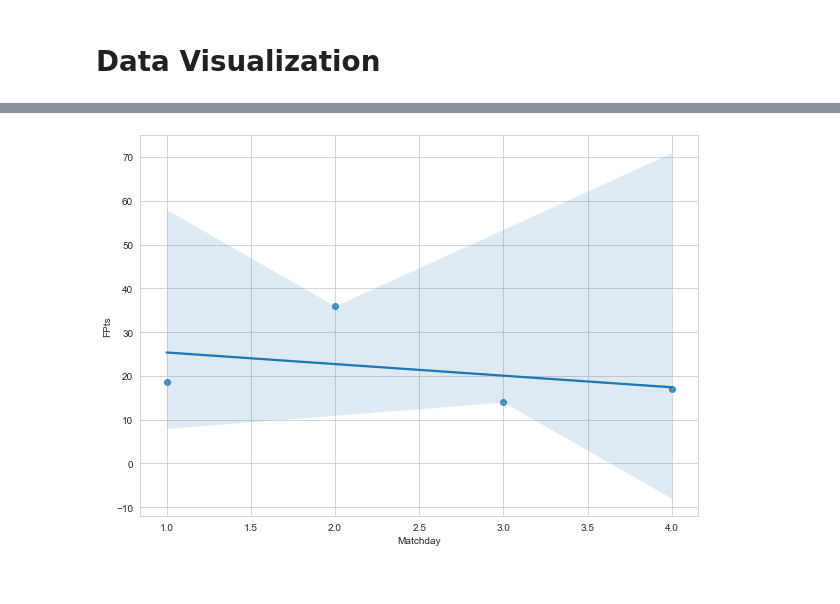
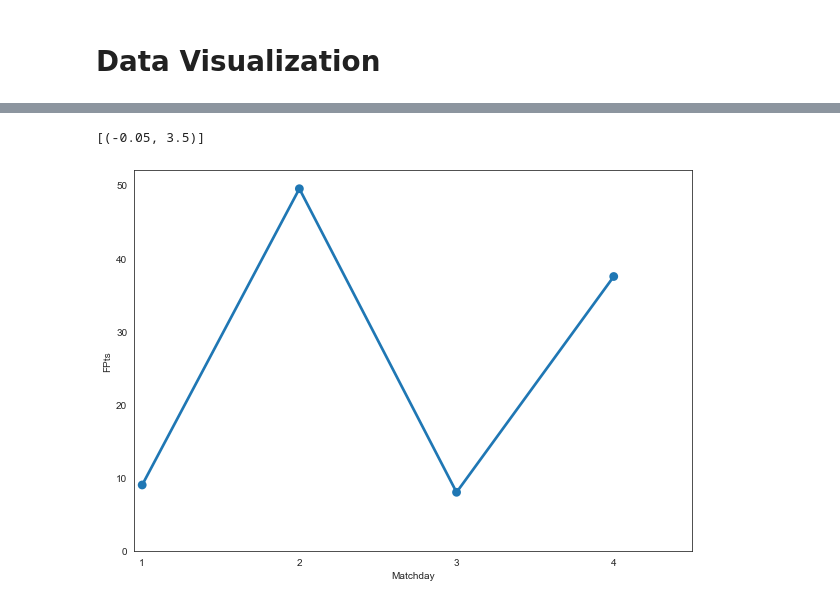
Before and after one commit to AlfonsoGhislieri/Fantasy-Football-Analytics, a Jupyter notebook: EPL Fantrax.ipynb, the cells around one changed output, grey strips where cells are left out. Cells and saved outputs as stored; diff of their text form; code cells hidden in the pictures.

```diff
--- a/EPL Fantrax.ipynb
+++ b/EPL Fantrax.ipynb
@@ -160,0 +169,3 @@ df_TOTW_OUT
+# %%
+# For styling, all graphs will have a white background with grids.
+sns.set_style("whitegrid")
@@ -161,8 +208,11 @@ df_TOTW_OUT
 # %%
-# Linear regression graph with scatter plots showing the performance of a specific player across a season.
-df_Player_Analysis = df_appended_OUT[(df_appended_OUT['Player'] == 'Dominic Calvert-Lewin')]
+# Line graph showing the performance of a specific player across a season.
+df_Player_Analysis = df_appended_OUT[(df_appended_OUT['Player'] == 'Son Heung-Min')]
 
 fig, ax = plt.subplots(figsize=(10,7))
-plot = sns.regplot(x= df_Player_Analysis['Matchday'] , y= df_Player_Analysis['FPts'], scatter=True)
+plot = sns.pointplot(x= df_Player_Analysis['Matchday'] , y= df_Player_Analysis['FPts'])
+plot.set(ylim=(0, None)) # Setting Y axis minimum limit to 0
+plot.set(xlim=(-0.05, None)) # Setting x axis minimum limit to 0
 # %% [output]
+[(-0.05, 3.5)]
-[figure, old version]
+[figure, new version]
```
Also changed, not shown: parts of 12 cells of this notebook.
